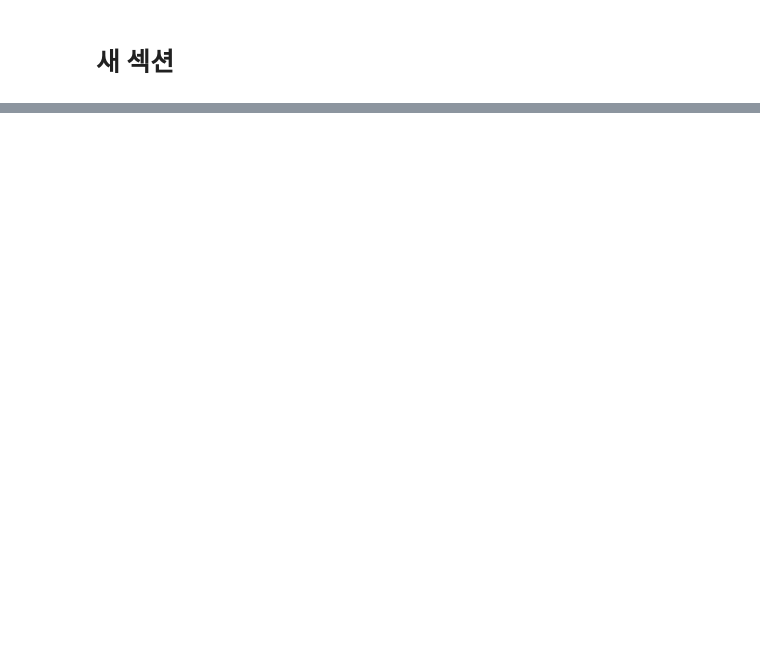
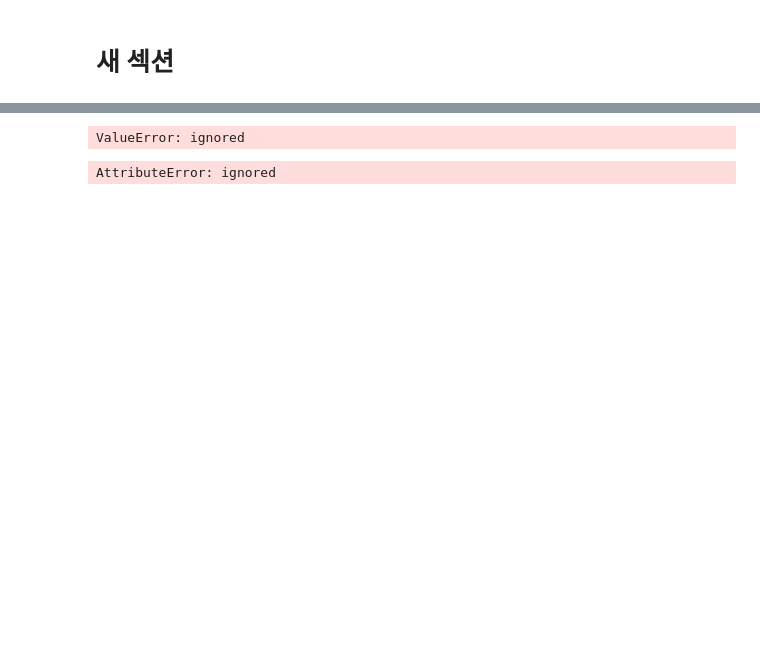
Before and after one commit to prischee/lol_test, a Jupyter notebook: 2023_03_30.ipynb, the cells around one changed output, grey strips where cells are left out. Cells and saved outputs as stored; diff of their text form; code cells hidden in the pictures; blank space fills up the shorter version.

```diff
--- a/2023_03_30.ipynb
+++ b/2023_03_30.ipynb
@@ -362,2 +276,7 @@ train_input
 # %%
 from sklearn.naive_bayes import GaussianNB
+# %%
+model = GaussianNB
+model.fit(train_input, train_target)
+pred = model.predict(test_input)
+nb_score = accuracy_score(test_target, pred)
@@ -363,0 +297,12 @@ from sklearn.naive_bayes import GaussianNB
+# %%
+dt = DecisionTreeClassifier()
+dt.fit(train_input, train_target)
+# %% [output]
+ValueError: ignored
+# %%
+plt.figure(figsize = (10, 7))
+plot_tree(dt, filled = True)
+plt.show()
+# %% [output]
+AttributeError: ignored
+[figure, added]
```
Also changed, not shown: parts of 38 cells of this notebook.
